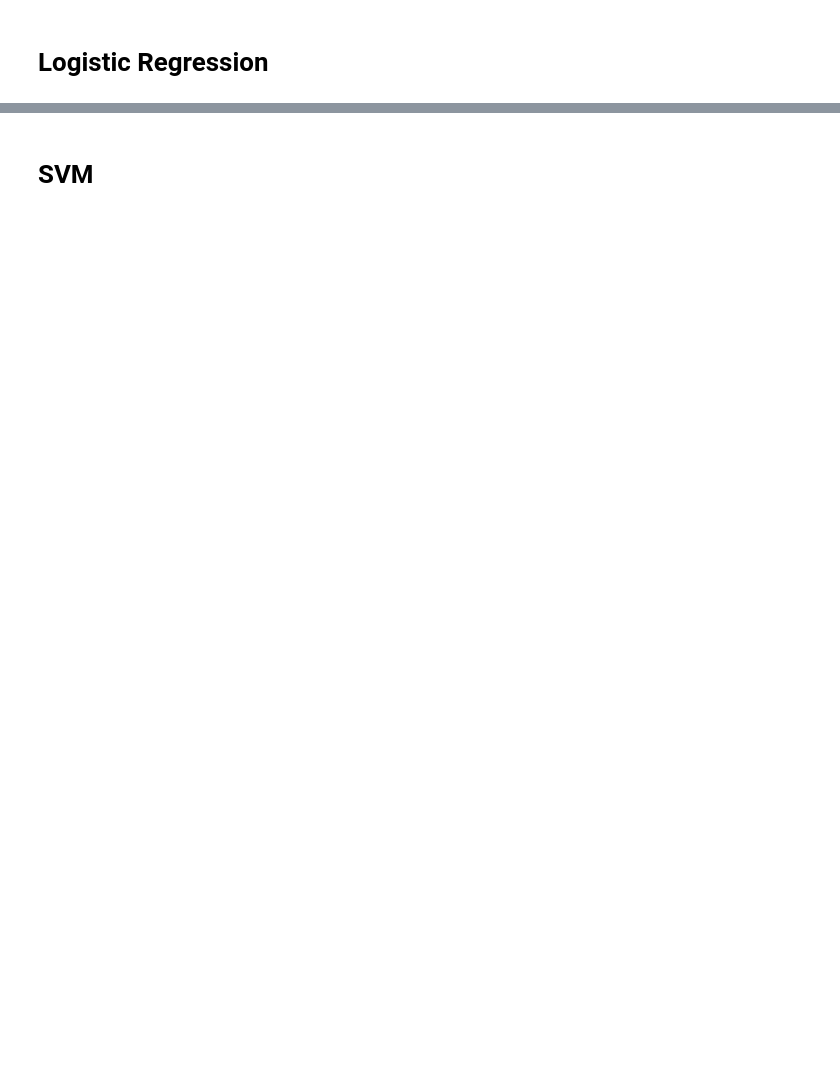
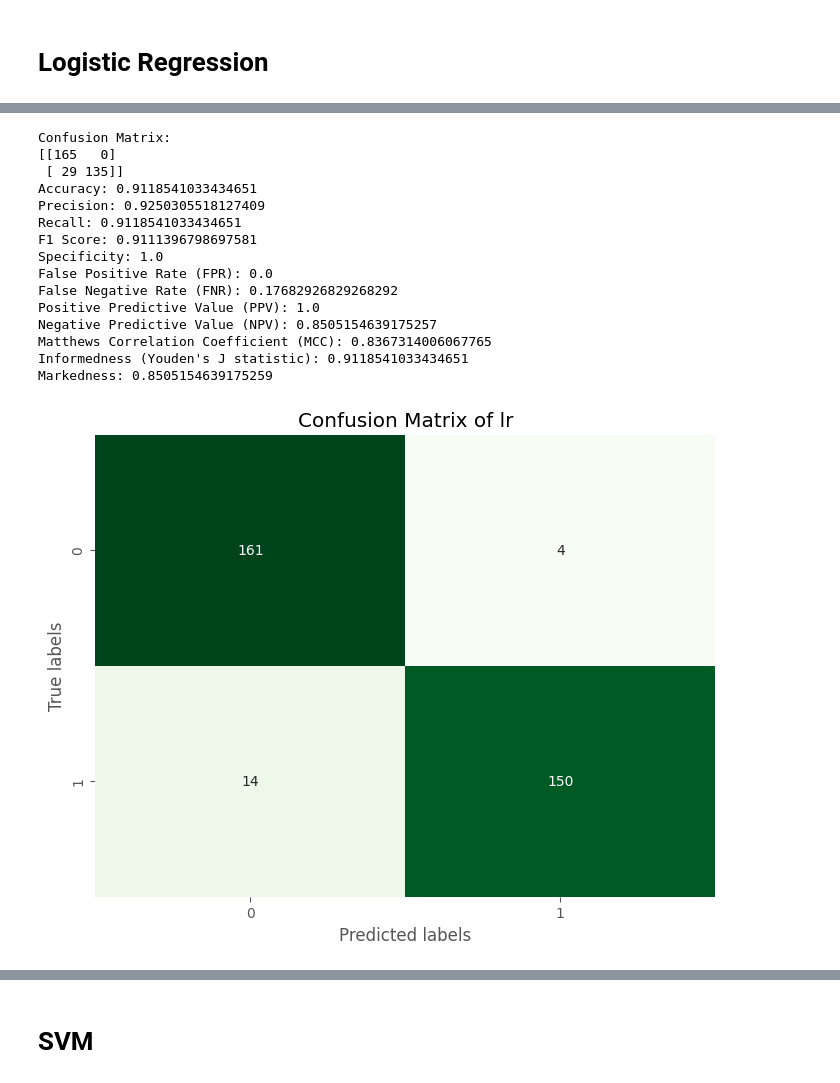
Before and after one commit to SaymaSJ/Porject-IoMT-, a Jupyter notebook: IoMT.ipynb, the cells around one changed output, grey strips where cells are left out. Cells and saved outputs as stored; diff of their text form; code cells hidden in the pictures; blank space fills up the shorter version.

```diff
--- a/IoMT.ipynb
+++ b/IoMT.ipynb
@@ -404,0 +479,62 @@ Confusion Matrix and
+# %%
+cm = confusion_matrix(y_test, y_pred)
+
+# Calculate the validation metrics
+accuracy = accuracy_score(y_test, y_pred)
+precision = precision_score(y_test, y_pred, average='weighted')
+recall = recall_score(y_test, y_pred, average='weighted')
+f1 = f1_score(y_test, y_pred, average='weighted')
+
+# Calculate additional metrics
+tn, fp, fn, tp = cm.ravel()
+specificity = tn / (tn + fp)
+fpr = fp / (fp + tn)
+fnr = fn / (fn + tp)
+ppv = tp / (tp + fp)
+npv = tn / (tn + fn)
+mcc = (tp * tn - fp * fn) / np.sqrt((tp + fp) * (tp + fn) * (tn + fp) * (tn + fn))
+informedness = recall + specificity - 1
+markedness = ppv + npv - 1
+
+# Print the metrics
+print("Confusion Matrix:")
+print(cm)
+print("Accuracy:", accuracy)
+print("Precision:", precision)
+print("Recall:", recall)
+print("F1 Score:", f1)
+print("Specificity:", specificity)
+print("False Positive Rate (FPR):", fpr)
+print("False Negative Rate (FNR):", fnr)
+print("Positive Predictive Value (PPV):", ppv)
+print("Negative Predictive Value (NPV):", npv)
+print("Matthews Correlation Coefficient (MCC):", mcc)
+print("Informedness (Youden's J statistic):", informedness)
+print("Markedness:", markedness)
+# Compute confusion matrix
+cm = confusion_matrix(y_test, y_pred_threshold)
+
+# Visualize confusion matrix
+plt.figure(figsize=(8, 6))
+sns.heatmap(cm, annot=True, cmap='Greens', fmt='g', cbar=False)
+plt.xlabel('Predicted labels')
+plt.ylabel('True labels')
+plt.title('Confusion Matrix of lr')
+plt.show()
+# %% [output]
+Confusion Matrix:
+[[165   0]
+ [ 29 135]]
+Accuracy: 0.9118541033434651
+Precision: 0.9250305518127409
+Recall: 0.9118541033434651
+F1 Score: 0.9111396798697581
+Specificity: 1.0
+False Positive Rate (FPR): 0.0
+False Negative Rate (FNR): 0.17682926829268292
+Positive Predictive Value (PPV): 1.0
+Negative Predictive Value (NPV): 0.8505154639175257
+Matthews Correlation Coefficient (MCC): 0.8367314006067765
+Informedness (Youden's J statistic): 0.9118541033434651
+Markedness: 0.8505154639175259
+[figure, added]
```
Also changed, not shown: parts of 32 cells of this notebook.
